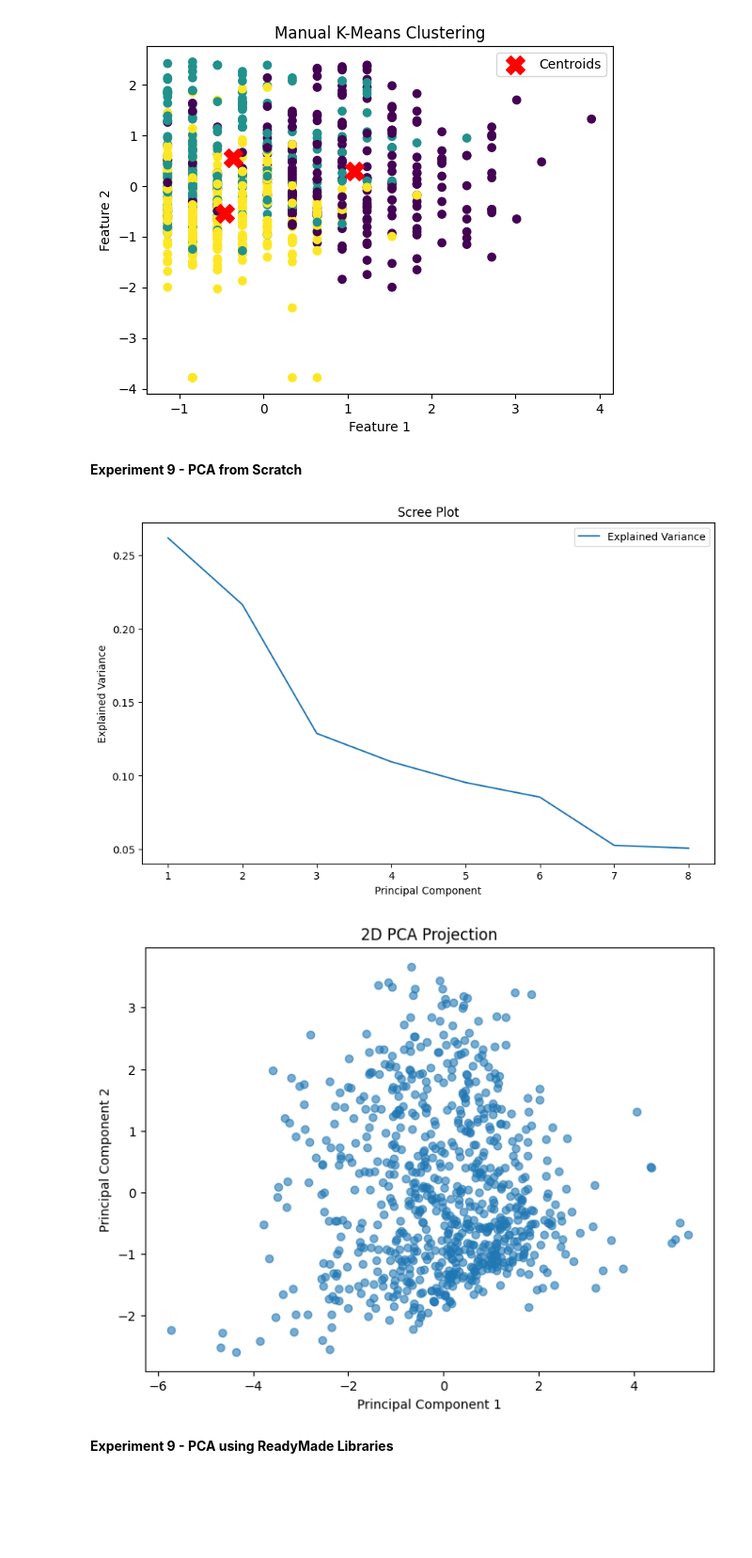
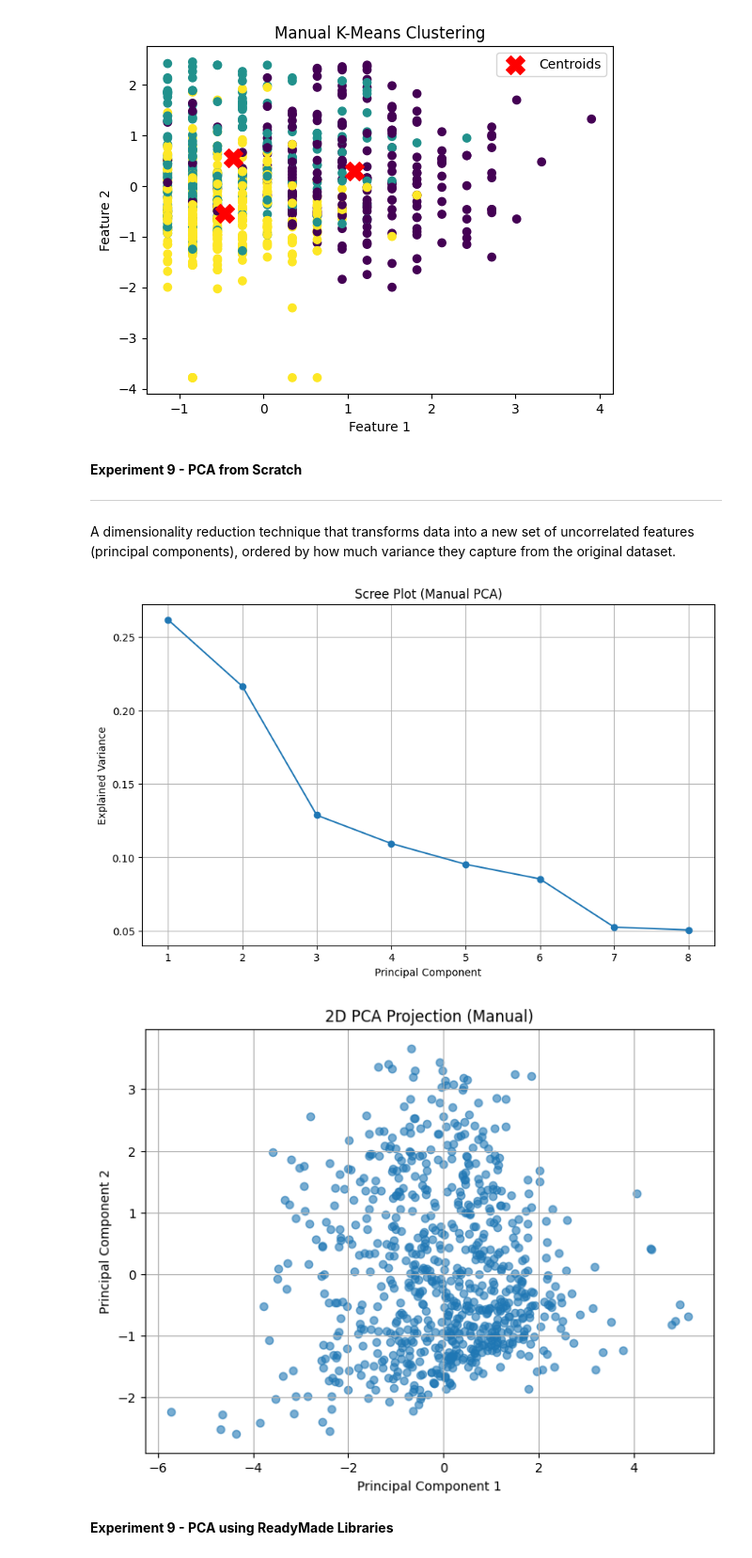
Before and after one commit to rutavmehta/BML, a Jupyter notebook: BML.ipynb, the cells around one changed output. Shown at 94% size. Cells and saved outputs as stored; diff of their text form; code cells hidden in the pictures; blank space fills up the shorter version.

```diff
--- a/BML.ipynb
+++ b/BML.ipynb
@@ -572,55 +608,65 @@ Cluster Centers (Centroids):
   -0.21923475 -0.59010462]]
 Cluster Sizes: {np.int64(0): np.int64(215), np.int64(1): np.int64(216), np.int64(2): np.int64(337)}
 [figure]
-# %% [markdown]
-**Experiment 9 - PCA from Scratch**
+# %% [markdown]
+**Experiment 9 - PCA from Scratch**
+
+
+---
+
+A dimensionality reduction technique that transforms data into a new set of uncorrelated features (principal components), ordered by how much variance they capture from the original dataset.
 # %%
 import numpy as np
 import pandas as pd
 import matplotlib.pyplot as plt
 
-# Load the dataset (replace with your file path if needed)
+# Load the dataset
 df = pd.read_csv("/content/drive/MyDrive/MIT Classwork/archive (2).csv")
 
-# Select features excluding the target column ('Outcome')
+# Extract features (drop 'Outcome')
 X = df.drop(columns=["Outcome"]).values
 
-# Standardize the dataset
+# Standardize the dataset manually
 X_standardized = (X - np.mean(X, axis=0)) / np.std(X, axis=0)
 
-# Calculate covariance matrix
+# Covariance matrix
 cov_matrix = np.cov(X_standardized, rowvar=False)
 
 # Eigen decomposition
 eigenvalues, eigenvectors = np.linalg.eigh(cov_matrix)
 
-# Sort eigenvalues and eigenvectors (top 2 components)
+# Sort eigenvalues and eigenvectors (descending order)
 sorted_indices = np.argsort(eigenvalues)[::-1]
-top_eigenvectors = eigenvectors[:, sorted_indices[:2]]
+eigenvalues_sorted = eigenvalues[sorted_indices]
+eigenvectors_sorted = eigenvectors[:, sorted_indices]
 
-# Transform the data (reduce to 2 dimensions)
-X_transformed = np.dot(X_standardized, top_eigenvectors)
+# Compute explained variance ratio
+explained_variance = eigenvalues_sorted / np.sum(eigenvalues_sorted)
 
-# Scree Plot (Explained Variance)
+# Select top 2 eigenvectors for 2D transformation
+top_2_eigenvectors = eigenvectors_sorted[:, :2]
+X_transformed = np.dot(X_standardized, top_2_eigenvectors)
+
+# Scree Plot (All Components)
 plt.figure(figsize=(10, 6))
-explained_variance = eigenvalues[sorted_indices] / np.sum(eigenvalues)
-plt.plot(range(1, len(explained_variance) + 1), explained_variance, label='Explained Variance')
+plt.plot(range(1, len(explained_variance) + 1), explained_variance, marker='o')
 plt.xlabel('Principal Component')
 plt.ylabel('Explained Variance')
-plt.title('Scree Plot')
-plt.legend()
+plt.title('Scree Plot (Manual PCA)')
+plt.grid(True)
 plt.show()
 
-# 2D Projection of Transformed Data
+# 2D PCA Projection
 plt.figure(figsize=(8, 6))
 plt.scatter(X_transformed[:, 0], X_transformed[:, 1], alpha=0.6)
 plt.xlabel('Principal Component 1')
 plt.ylabel('Principal Component 2')
-plt.title('2D PCA Projection')
+plt.title('2D PCA Projection (Manual)')
+plt.grid(True)
 plt.show()
 # %% [output]
-[figure, old version]
+[figure, new version]
-[figure, old version]
+[figure, new version]
 # %% [markdown]
 **Experiment 9 - PCA using ReadyMade Libraries**
 # %%
```
Also changed, not shown: parts of 19 cells of this notebook.
